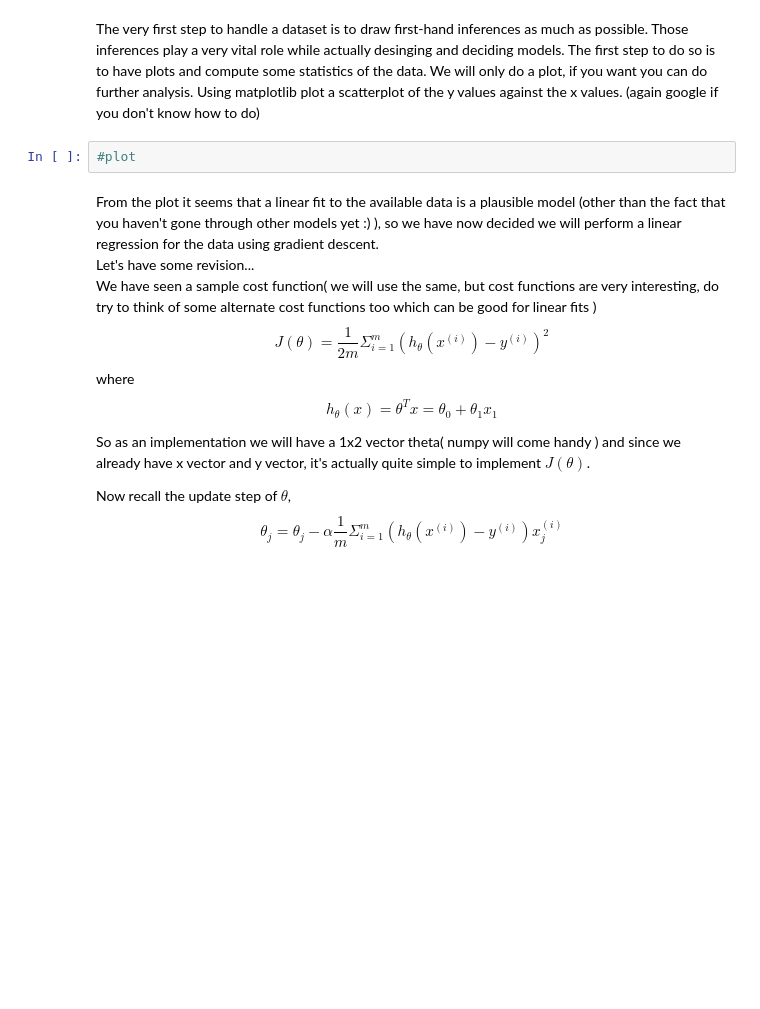
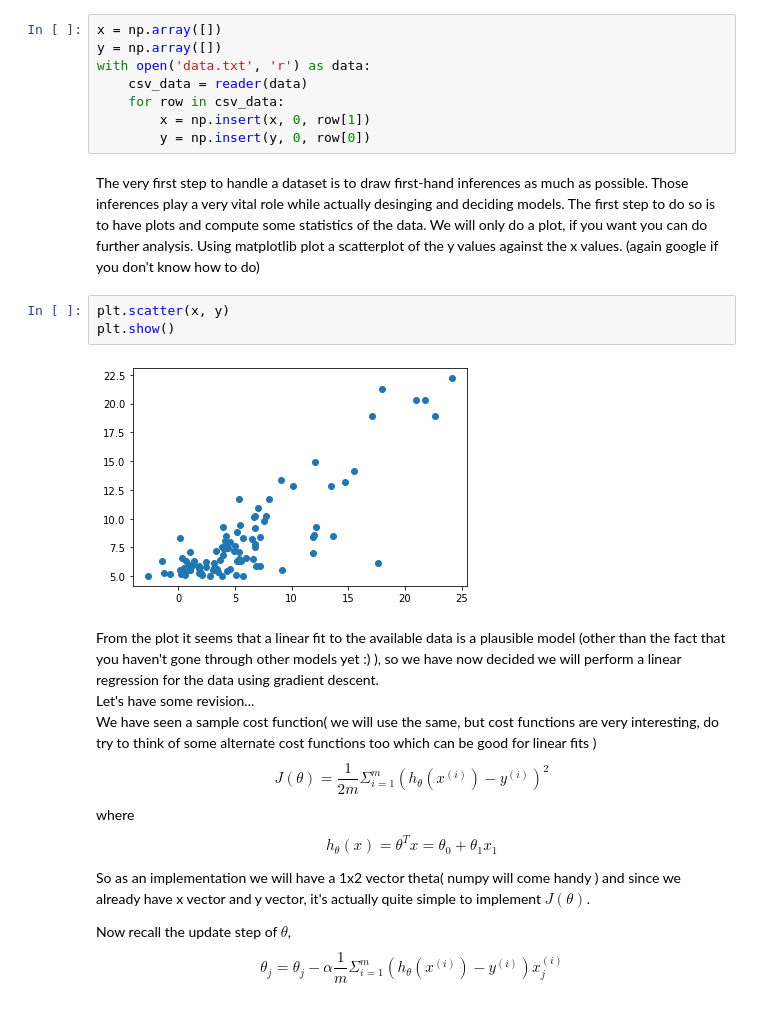
Before and after one commit to sankalppar/Assignment-1, a Jupyter notebook: Assignment 2/Linear Regression.ipynb, the cells around one changed output. Cells and saved outputs as stored; diff of their text form; blank space fills up the shorter version.

```diff
--- a/Assignment 2/Linear Regression.ipynb
+++ b/Assignment 2/Linear Regression.ipynb
@@ -12,7 +13,18 @@ Let's get started, open the file and import the two columns (they are comma sepa
+# %%
+x = np.array([])
+y = np.array([])
+with open('data.txt', 'r') as data:
+    csv_data = reader(data)
+    for row in csv_data:
+        x = np.insert(x, 0, row[1])
+        y = np.insert(y, 0, row[0])
 # %% [markdown]
 The very first step to handle a dataset is to draw first-hand inferences as much as possible. Those inferences play a very vital role while actually desinging and deciding models. The first step to do so is to have plots and compute some statistics of the data. We will only do a plot, if you want you can do further analysis. Using matplotlib plot a scatterplot of the y values against the x values. (again google if you don't know how to do)
-# %%
-#plot
+# %%
+plt.scatter(x, y)
+plt.show()
+# %% [output]
+[figure, added]
 # %% [markdown]
 From the plot it seems that a linear fit to the available data is a plausible model (other than the fact that you haven't gone through other models yet :) ), so we have now decided we will perform a linear regression for the data using gradient descent. \
 Let's have some revision...\
```
Also changed, not shown: parts of 11 cells of this notebook.
